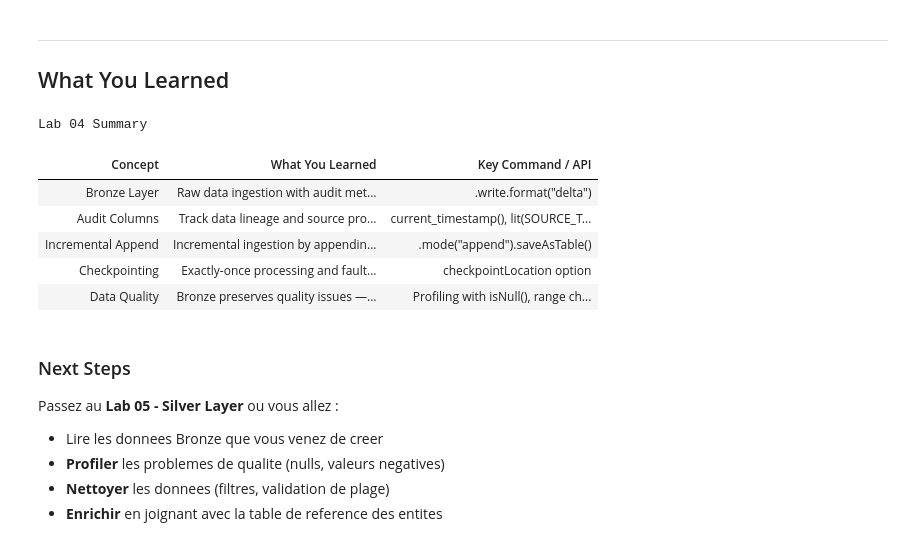
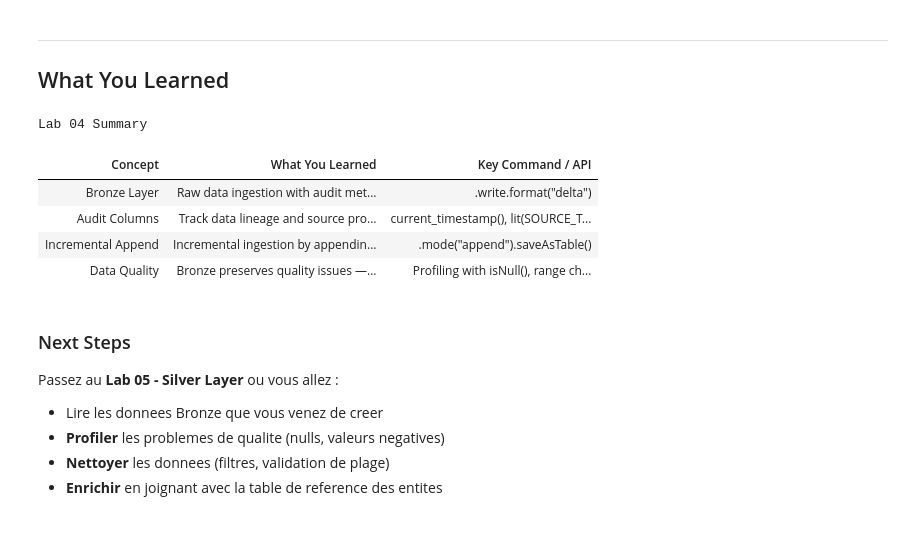
Before and after one commit to sundaraselvaraj/axa-databricks-training, a Jupyter notebook: solutions/hive_04_Bronze_Layer_SOLUTION.ipynb, the cells around one changed output. Saved outputs shown, nothing was run; the diff lists cells and outputs as text; code cells hidden in the pictures.

```diff
--- a/solutions/hive_04_Bronze_Layer_SOLUTION.ipynb
+++ b/solutions/hive_04_Bronze_Layer_SOLUTION.ipynb
@@ -627,39 +625,33 @@ displayHTML("""
       <tr style="border-bottom: 1px solid #E0E0E0;">
         <td style="padding: 10px 15px; font-weight: bold; color: #CD7F32;">Bronze Layer</td>
         <td style="padding: 10px 15px; color: #1B1F24;">Raw data ingestion with audit metadata</td>
         <td style="padding: 10px 15px; color: #1B1F24;"><code>.write.format("delta")</code></td>
       </tr>
       <tr style="border-bottom: 1px solid #E0E0E0; background: #F9F7F4;">
         <td style="padding: 10px 15px; font-weight: bold; color: #CD7F32;">Audit Columns</td>
         <td style="padding: 10px 15px; color: #1B1F24;">Track data lineage and source provenance</td>
         <td style="padding: 10px 15px; color: #1B1F24;"><code>current_timestamp()</code>, <code>lit(SOURCE_TABLE)</code></td>
       </tr>
       <tr style="border-bottom: 1px solid #E0E0E0;">
         <td style="padding: 10px 15px; font-weight: bold; color: #CD7F32;">Incremental Append</td>
         <td style="padding: 10px 15px; color: #1B1F24;">Incremental ingestion by appending new data to existing table</td>
         <td style="padding: 10px 15px; color: #1B1F24;"><code>.mode("append").saveAsTable()</code></td>
       </tr>
-      <tr style="border-bottom: 1px solid #E0E0E0; background: #F9F7F4;">
-        <td style="padding: 10px 15px; font-weight: bold; color: #CD7F32;">Checkpointing</td>
-        <td style="padding: 10px 15px; color: #1B1F24;">Exactly-once processing and fault tolerance</td>
-        <td style="padding: 10px 15px; color: #1B1F24;"><code>checkpointLocation</code> option</td>
-      </tr>
       <tr style="background: #F9F7F4;">
         <td style="padding: 10px 15px; font-weight: bold; color: #CD7F32;">Data Quality</td>
         <td style="padding: 10px 15px; color: #1B1F24;">Bronze preserves quality issues — cleaning happens in Silver</td>
         <td style="padding: 10px 15px; color: #1B1F24;">Profiling with <code>isNull()</code>, range checks</td>
       </tr>
     </tbody>
   </table>
 </div>
 """)
 # %% [output]
 Lab 04 Summary
 | Concept | What You Learned | Key Command / API |
 | Bronze Layer | Raw data ingestion with audit met... | .write.format("delta") |
 | Audit Columns | Track data lineage and source pro... | current_timestamp(), lit(SOURCE_T... |
 | Incremental Append | Incremental ingestion by appendin... | .mode("append").saveAsTable() |
-| Checkpointing | Exactly-once processing and fault... | checkpointLocation option |
 | Data Quality | Bronze preserves quality issues —... | Profiling with isNull(), range ch... |
 # %% [markdown]
 ### Next Steps
```
Also changed, not shown: parts of 4 cells of this notebook, 5 other files.
